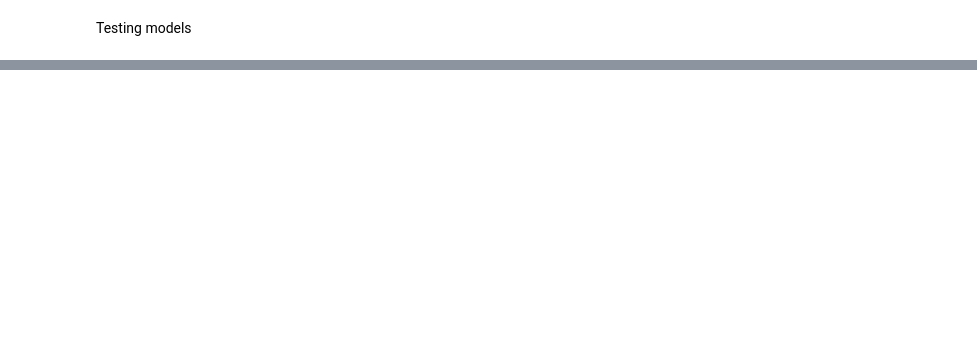
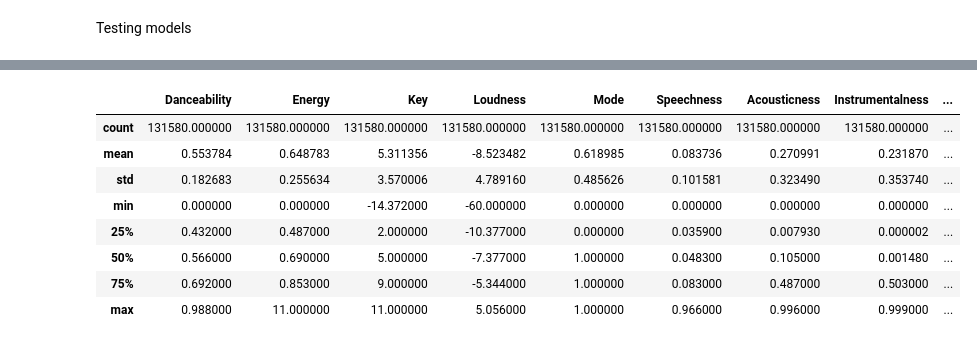
Before and after one commit to COGS118A/Group010-Sp22, a Jupyter notebook: model_test/model_tests.ipynb, the cells around one changed output, grey strips where cells are left out. Drawn from its saved outputs; the diff is of its cells as text; code cells hidden in the pictures; blank space fills up the shorter version.

```diff
--- a/model_test/model_tests.ipynb
+++ b/model_test/model_tests.ipynb
@@ -28,0 +32,13 @@ music
+# %%
+# basics statistics for music
+music.describe()
+# %% [output]
+|  | Danceability | Energy | Key | Loudness | Mode | Speechness | Acousticness | Instrumentalness | ... |
+| count | 131580.000000 | 131580.000000 | 131580.000000 | 131580.000000 | 131580.000000 | 131580.000000 | 131580.000000 | 131580.000000 | ... |
+| mean | 0.553784 | 0.648783 | 5.311356 | -8.523482 | 0.618985 | 0.083736 | 0.270991 | 0.231870 | ... |
+| std | 0.182683 | 0.255634 | 3.570006 | 4.789160 | 0.485626 | 0.101581 | 0.323490 | 0.353740 | ... |
+| min | 0.000000 | 0.000000 | -14.372000 | -60.000000 | 0.000000 | 0.000000 | 0.000000 | 0.000000 | ... |
+| 25% | 0.432000 | 0.487000 | 2.000000 | -10.377000 | 0.000000 | 0.035900 | 0.007930 | 0.000002 | ... |
+| 50% | 0.566000 | 0.690000 | 5.000000 | -7.377000 | 1.000000 | 0.048300 | 0.105000 | 0.001480 | ... |
+| 75% | 0.692000 | 0.853000 | 9.000000 | -5.344000 | 1.000000 | 0.083000 | 0.487000 | 0.503000 | ... |
+| max | 0.988000 | 11.000000 | 11.000000 | 5.056000 | 1.000000 | 0.966000 | 0.996000 | 0.999000 | ... |
```
Also changed, not shown: parts of 5 cells of this notebook, 1 other file.
